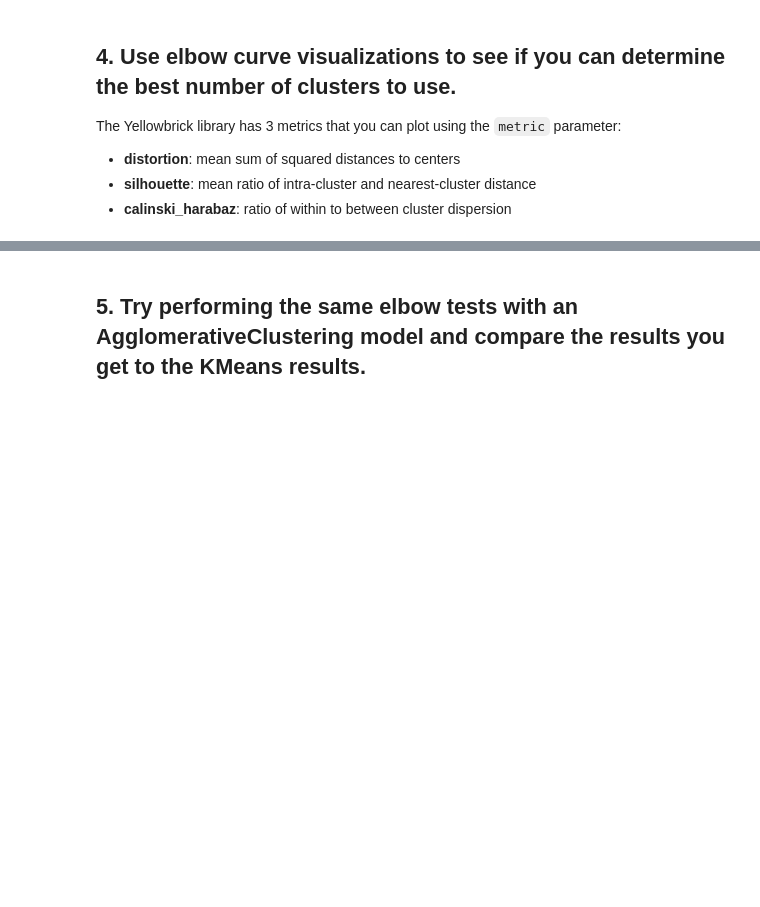
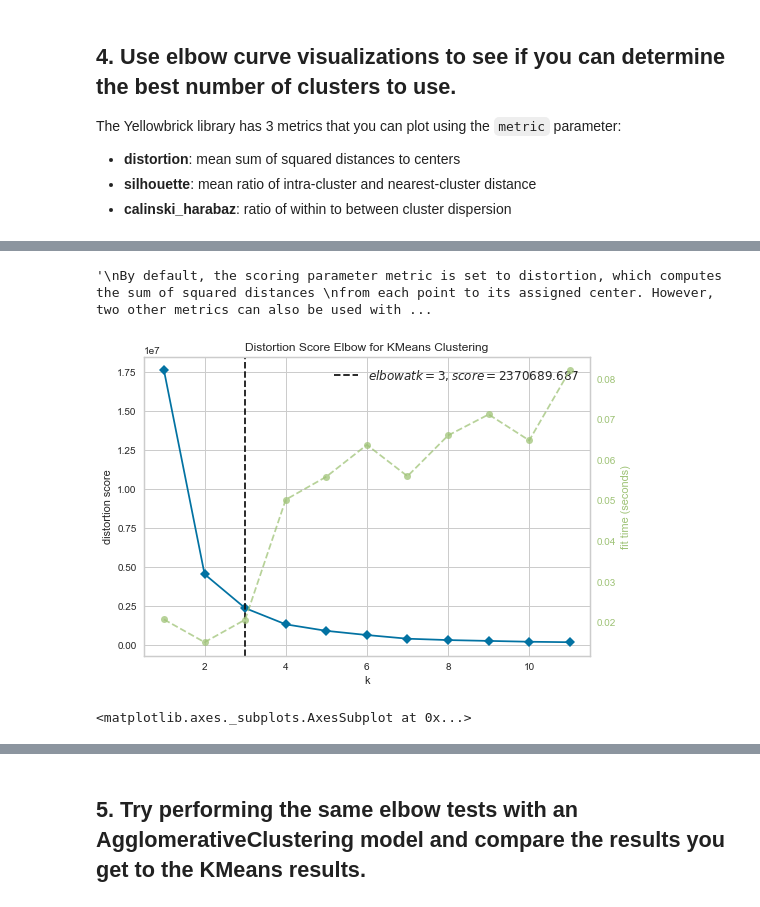
Before and after one commit to ta-datapt-bcn/lab_evaluation, a Jupyter notebook: lab-unsupervised-learning-evaluation/your-code/main.ipynb, the cells around one changed output, grey strips where cells are left out. Cells and saved outputs as stored; diff of their text form; code cells hidden in the pictures; blank space fills up the shorter version.

```diff
--- a/lab-unsupervised-learning-evaluation/your-code/main.ipynb
+++ b/lab-unsupervised-learning-evaluation/your-code/main.ipynb
@@ -10,5 +10,12 @@ import warnings
 warnings.filterwarnings("ignore", category=RuntimeWarning)
 # %% [markdown]
 Load the wine dataset using sklearn and get the datasets X and y containing the target and the rest of the variables
+# %%
+from sklearn.datasets import load_wine
+
+wine = load_wine()
+
+X = wine.data
+y = wine.target
 # %% [markdown]
 ## 1. Train a KMeans clustering model on the data set using 8 clusters and compute the silhouette score for the model.
@@ -18,0 +53,6 @@ Load the wine dataset using sklearn and get the datasets X and y containing the
+# %%
+kmeans = KMeans(n_clusters=4, init='k-means++', max_iter=300, n_init=10, random_state=0)
+y_kmeans = kmeans.fit_predict(X)
+
+labels = kmeans.labels_
+metrics.silhouette_score(X, labels, metric='sqeuclidean')
@@ -30,0 +69,20 @@ ModuleNotFoundError: No module named 'yellowbrick'
+# %%
+"""
+By default, the scoring parameter metric is set to distortion, which computes the sum of squared distances
+from each point to its assigned center. However, two other metrics can also be used with the KElbowVisualizer –
+silhouette and calinski_harabasz.
+The silhouette score calculates the mean Silhouette Coefficient of all samples, while the
+calinski_harabasz score computes the ratio of dispersion between and within clusters.
+"""
+# %% [output]
+'\nBy default, the scoring parameter metric is set to distortion, which computes the sum of squared distances \nfrom each point to its assigned center. However, two other metrics can also be used with ...
+# %%
+from yellowbrick.cluster import KElbowVisualizer
+
+visualizer = KElbowVisualizer(kmeans, k=(1,12))
+
+visualizer.fit(X)        # Fit the data to the visualizer
+visualizer.show()        # Finalize and render the figure
+# %% [output]
+[figure, added]
+<matplotlib.axes._subplots.AxesSubplot at 0x...>
```
Also changed, not shown: parts of 23 cells of this notebook, 2 other files.
